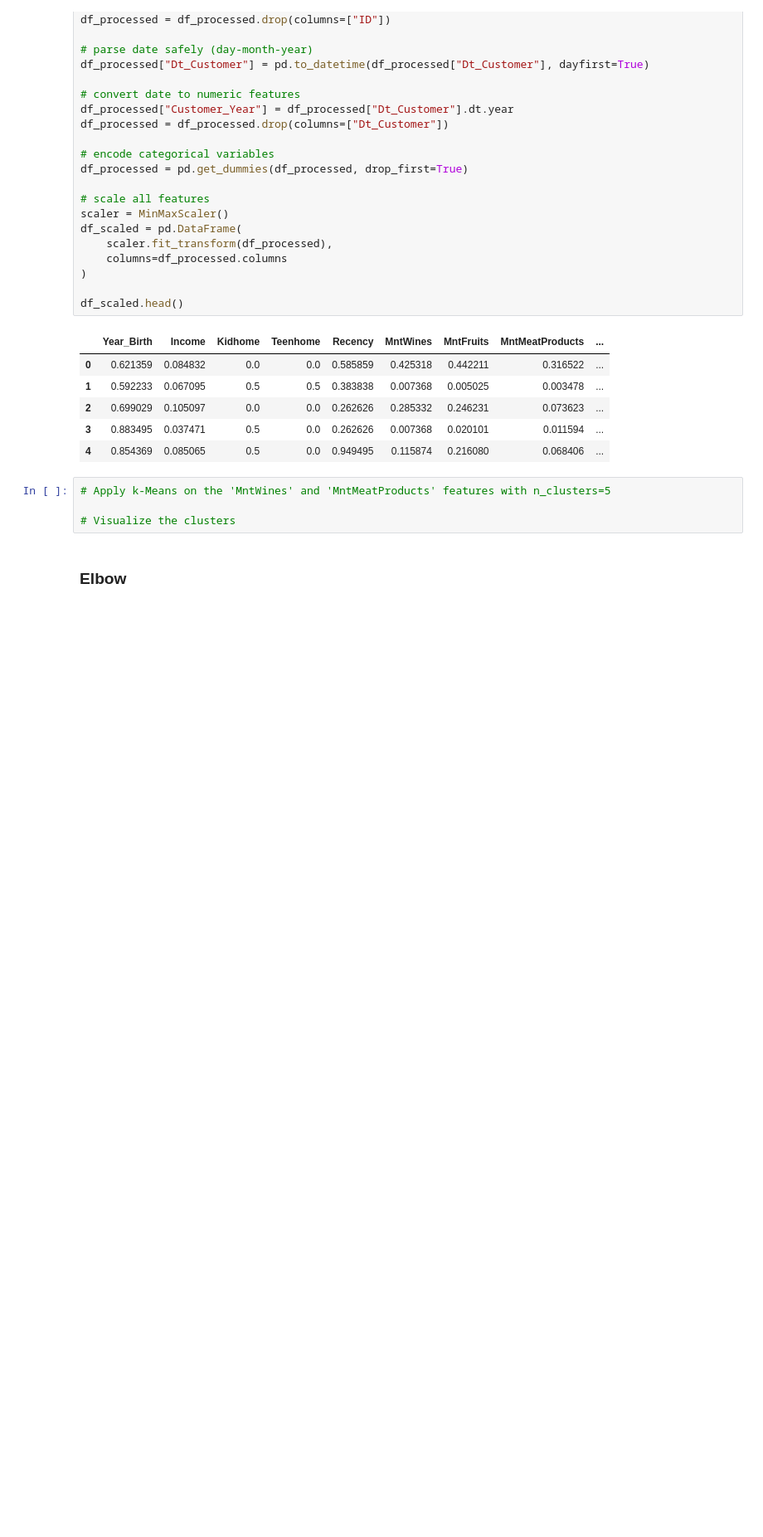
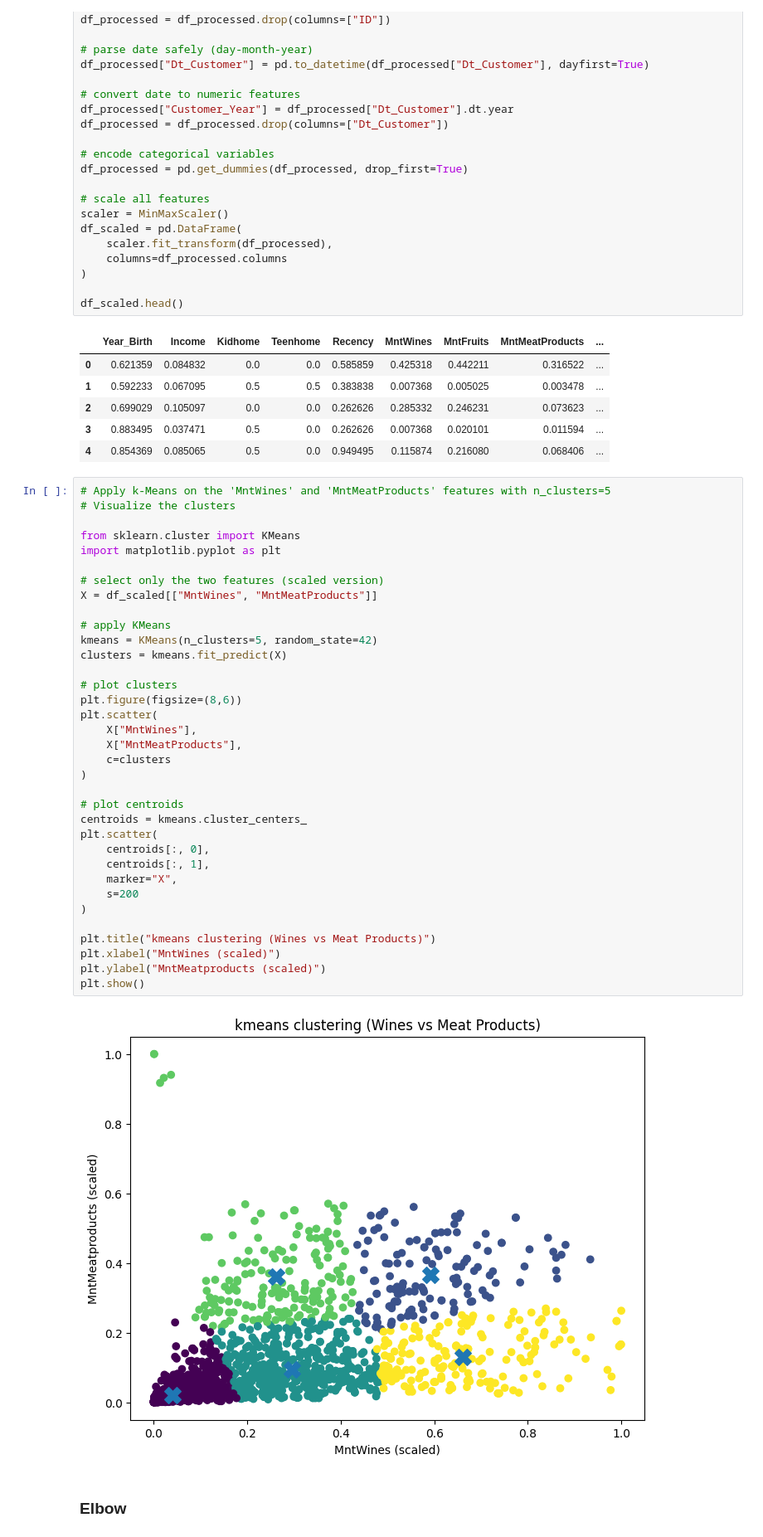
Before and after one commit to Avichay3/Full-training, a Jupyter notebook: Copy_of_Clustering_exercise.ipynb, the cells around one changed output. Shown at 83% size. Drawn from its saved outputs; the diff is of its cells as text; blank space fills up the shorter version.

Commit message:
apply kmeans algorithm

```diff
--- a/Copy_of_Clustering_exercise.ipynb
+++ b/Copy_of_Clustering_exercise.ipynb
@@ -284,10 +278,43 @@ df_scaled.head()
 | 2 | 0.699029 | 0.105097 | 0.0 | 0.0 | 0.262626 | 0.285332 | 0.246231 | 0.073623 | ... |
 | 3 | 0.883495 | 0.037471 | 0.5 | 0.0 | 0.262626 | 0.007368 | 0.020101 | 0.011594 | ... |
 | 4 | 0.854369 | 0.085065 | 0.5 | 0.0 | 0.949495 | 0.115874 | 0.216080 | 0.068406 | ... |
-# %%
-# Apply k-Means on the 'MntWines' and 'MntMeatProducts' features with n_clusters=5
-
-# Visualize the clusters
+# %%
+# Apply k-Means on the 'MntWines' and 'MntMeatProducts' features with n_clusters=5
+# Visualize the clusters
+
+from sklearn.cluster import KMeans
+import matplotlib.pyplot as plt
+
+# select only the two features (scaled version)
+X = df_scaled[["MntWines", "MntMeatProducts"]]
+
+# apply KMeans
+kmeans = KMeans(n_clusters=5, random_state=42)
+clusters = kmeans.fit_predict(X)
+
+# plot clusters
+plt.figure(figsize=(8,6))
+plt.scatter(
+    X["MntWines"],
+    X["MntMeatProducts"],
+    c=clusters
+)
+
+# plot centroids
+centroids = kmeans.cluster_centers_
+plt.scatter(
+    centroids[:, 0],
+    centroids[:, 1],
+    marker="X",
+    s=200
+)
+
+plt.title("kmeans clustering (Wines vs Meat Products)")
+plt.xlabel("MntWines (scaled)")
+plt.ylabel("MntMeatproducts (scaled)")
+plt.show()
+# %% [output]
+[figure, added]
 # %% [markdown]
 ### Elbow
 # %% [markdown]
```
Also changed, not shown: parts of 3 cells of this notebook.
